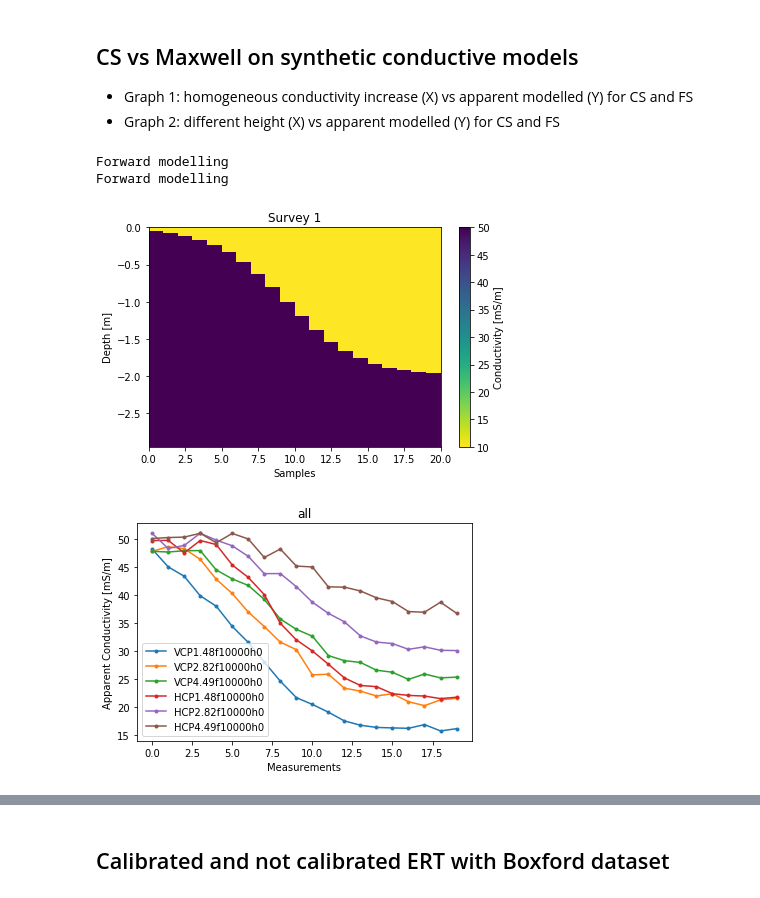
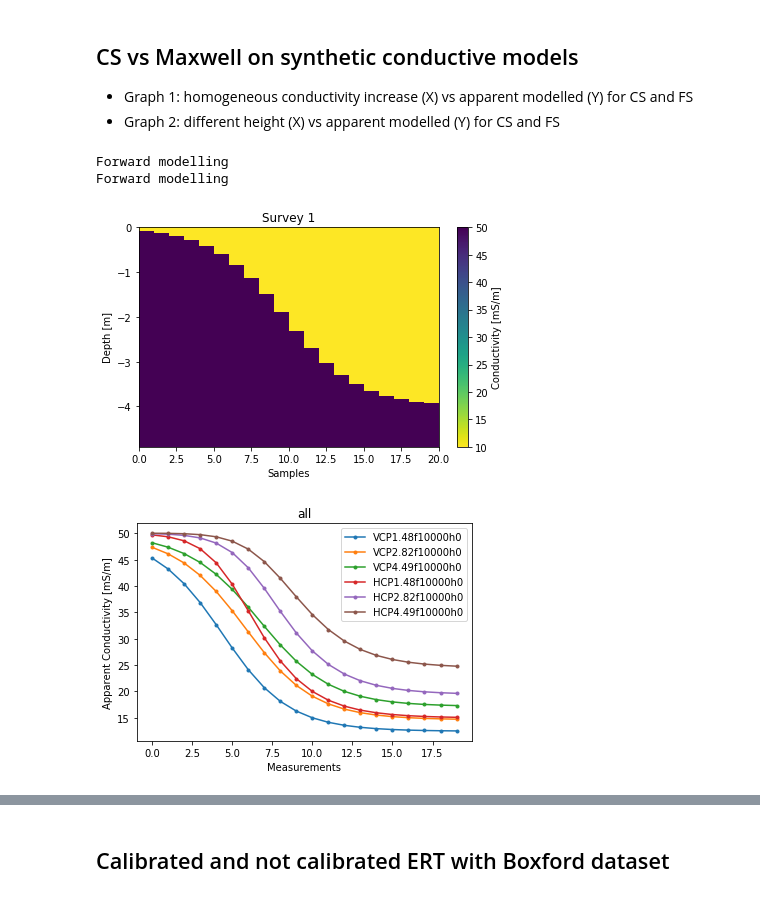
Before and after one commit to hkexgroup/emagpy, a Jupyter notebook: src/em-paper.ipynb, the cells around one changed output, grey strips where cells are left out. Saved outputs shown, nothing was run; the diff lists cells and outputs as text; code cells hidden in the pictures.

```diff
--- a/src/em-paper.ipynb
+++ b/src/em-paper.ipynb
@@ -99,32 +99,32 @@ fig.savefig(outputdir + 'cs-maxwell.jpg', dpi=500)
 # %%
 # parameters for the synthetic model
 nlayer = 2
 npos = 20 # number of positions/sampling location
 conds = np.ones((npos, nlayer))*[10, 50]
-x = np.linspace(0.1, 2, npos)[:,None]
-depths = 0 + 2/(1+np.exp(-4*(x-1)))
+x = np.linspace(0.1, 4, npos)[:,None]
+depths = 0 + 4/(1+np.exp(-2*(x-2)))
 
 coils0 = ['VCP1.48f10000h0', 'VCP2.82f10000h0', 'VCP4.49f10000h0',
           'HCP1.48f10000h0', 'HCP2.82f10000h0', 'HCP4.49f10000h0']
 coils1 = ['VCP1.48f10000h1', 'VCP2.82f10000h1', 'VCP4.49f10000h1',
           'HCP1.48f10000h1', 'HCP2.82f10000h1', 'HCP4.49f10000h1']
 
 # 0 m no noise
 k0 = Problem()
 k0.setModels([depths], [conds])
-dfs = k0.forward(forwardModel='FSeq', coils=coils0, noise=0.02)
+dfs = k0.forward(forwardModel='FSeq', coils=coils0, noise=0.0)
 
 # at 1 m no noise
 k1 = Problem()
 k1.setModels([depths], [conds])
-dfs = k1.forward(forwardModel='FSeq', coils=coils1, noise=0.02)
+dfs = k1.forward(forwardModel='FSeq', coils=coils1, noise=0.0)
 
 k0.showResults()
 k0.show()
 # %% [output]
 Forward modelling
 Forward modelling
-[figure, old version]
+[figure, new version]
-[figure, old version]
+[figure, new version]
 # %%
 # set initial model for inversion
```
Also changed, not shown: parts of 6 cells of this notebook.
